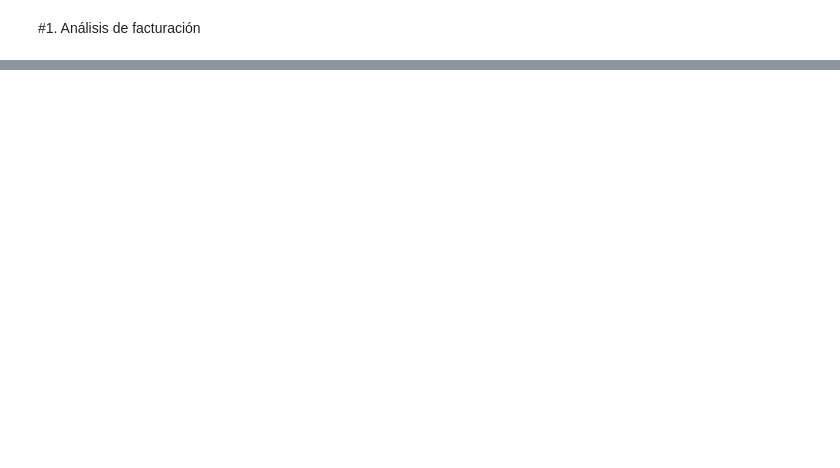
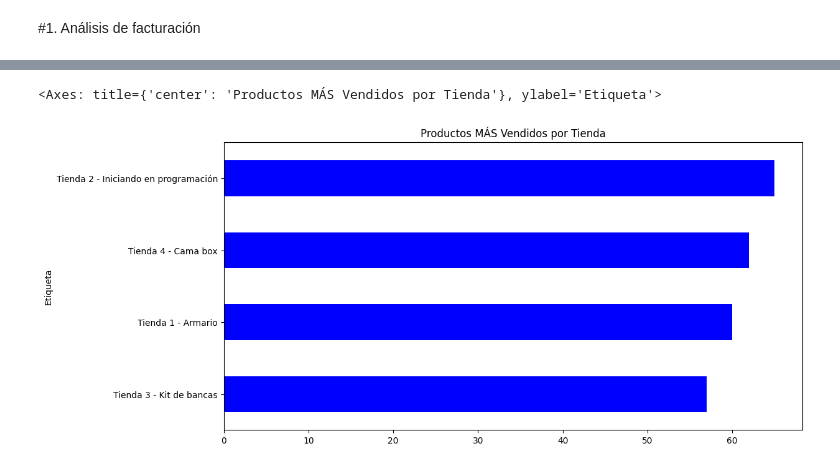
Before and after one commit to Ibarra1812/StoreChallange, a Jupyter notebook: StoreAluraEntrega.ipynb, the cells around one changed output, grey strips where cells are left out. Cells and saved outputs as stored; diff of their text form; code cells hidden in the pictures; blank space fills up the shorter version.

```diff
--- a/StoreAluraEntrega.ipynb
+++ b/StoreAluraEntrega.ipynb
@@ -35,0 +229,20 @@ tienda.head()
+# %%
+#4# Cálculo de Productos Más y Menos Vendidos
+
+# 1. Agrupamos por Tienda y Producto, contamos las ventas (size) y convertimos a DataFrame (to_frame)
+ventas_producto_tienda = df_total.groupby(['Tienda', 'Producto']).size().to_frame(name='Numero de Ventas')
+
+# 2. MÁS VENDIDOS: Ordenamos (sort_values) por Tienda y Nro de Ventas (descendente)
+#    y nos quedamos con el primero (head(1)) de cada grupo (Tienda)
+mas_vendidos = ventas_producto_tienda.sort_values(by=['Tienda', 'Numero de Ventas'], ascending=[True, False]).groupby('Tienda').head(1)
+
+# 3. MENOS VENDIDOS: Ordenamos (sort_values) por Tienda y Nro de Ventas (ascendente)
+#    y nos quedamos con el primero (head(1)) de cada grupo (Tienda)
+menos_vendidos = ventas_producto_tienda.sort_values(by=['Tienda', 'Numero de Ventas'], ascending=[True, True]).groupby('Tienda').head(1)
+
+
+# Muestreo de los resultados
+print("--- Productos MÁS vendidos por tienda ---")
+print(mas_vendidos)
+print("\n" + "--- Productos MENOS vendidos por tienda ---")
+print(menos_vendidos)
@@ -35,0 +265,19 @@ tienda.head()
+# %%
+#4# Gráfico - Productos MÁS Vendidos
+
+# Use reset_index() para convertir los índices (Tienda, Producto) en columnas
+mas_vendidos_plot = mas_vendidos.reset_index()
+
+# Cree una nueva columna 'Etiqueta' para el gráfico
+mas_vendidos_plot['Etiqueta'] = mas_vendidos_plot['Tienda'] + ' - ' + mas_vendidos_plot['Producto']
+
+# Use la 'Etiqueta' como índice, ordenamos (sort_values) y graficamos
+mas_vendidos_plot.set_index('Etiqueta')['Numero de Ventas'].sort_values().plot(
+    kind='barh',
+    title='Productos MÁS Vendidos por Tienda',
+    figsize=(12, 6),
+    color='blue'
+)
+# %% [output]
+<Axes: title={'center': 'Productos MÁS Vendidos por Tienda'}, ylabel='Etiqueta'>
+[figure, added]
```
Also changed, not shown: parts of 36 cells of this notebook.
